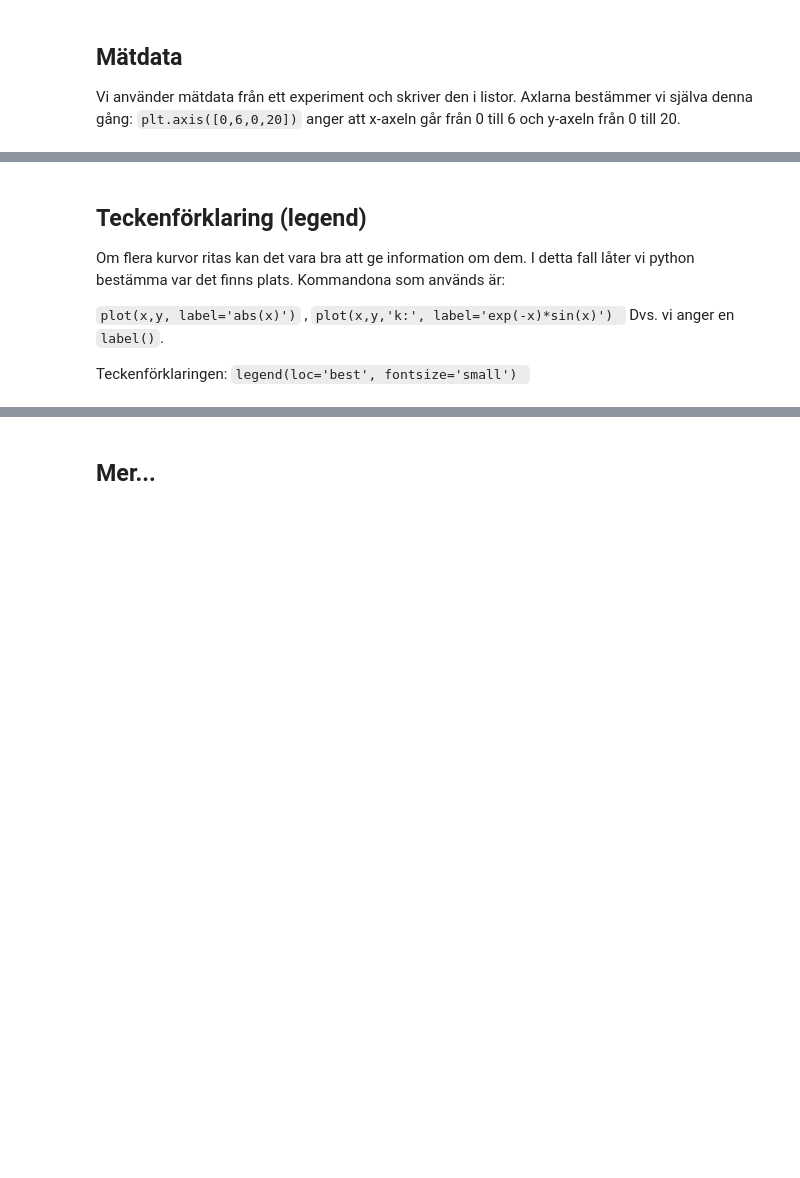
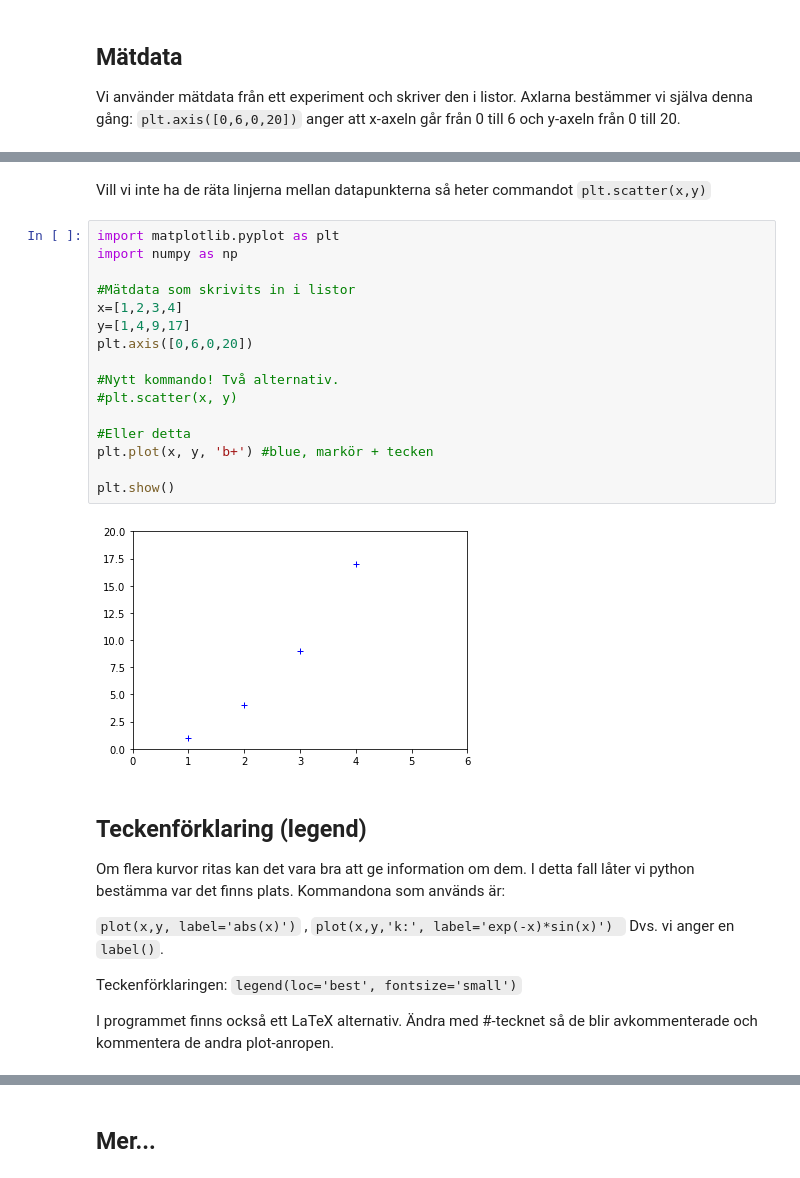
Before and after one commit to cognitrap/progr, a Jupyter notebook: plot2.ipynb, the cells around one changed output, grey strips where cells are left out. Saved outputs shown, nothing was run; the diff lists cells and outputs as text; blank space fills up the shorter version.

```diff
--- a/plot2.ipynb
+++ b/plot2.ipynb
@@ -203,3 +216,23 @@ plt.show()
+# %% [markdown]
+Vill vi inte ha de räta linjerna mellan datapunkterna så heter commandot `plt.scatter(x,y)`
+# %%
+import matplotlib.pyplot as plt
+import numpy as np
+
+#Mätdata som skrivits in i listor
+x=[1,2,3,4]
+y=[1,4,9,17]
+plt.axis([0,6,0,20])
+
+#Nytt kommando! Två alternativ.
+#plt.scatter(x, y)
+
+#Eller detta
+plt.plot(x, y, 'b+') #blue, markör + tecken
+
+plt.show()
+# %% [output]
+[figure, added]
 # %% [markdown]
 ## Teckenförklaring (legend)
 
@@ -209,8 +242,9 @@ Kommandona som används är:
 `plot(x,y, label='abs(x)')` , `plot(x,y,'k:', label='exp(-x)*sin(x)')
 ` Dvs. vi anger en `label()`.
 
-Teckenförklaringen: `legend(loc='best', fontsize='small')
-`
+Teckenförklaringen: `legend(loc='best', fontsize='small')`
+
+I programmet finns också ett LaTeX alternativ. Ändra med #-tecknet så de blir avkommenterade och kommentera de andra plot-anropen.
 # %%
 #import lite annorlunda denna gång
 from numpy import *
```
Also changed, not shown: parts of 17 cells of this notebook, 3 other files.
